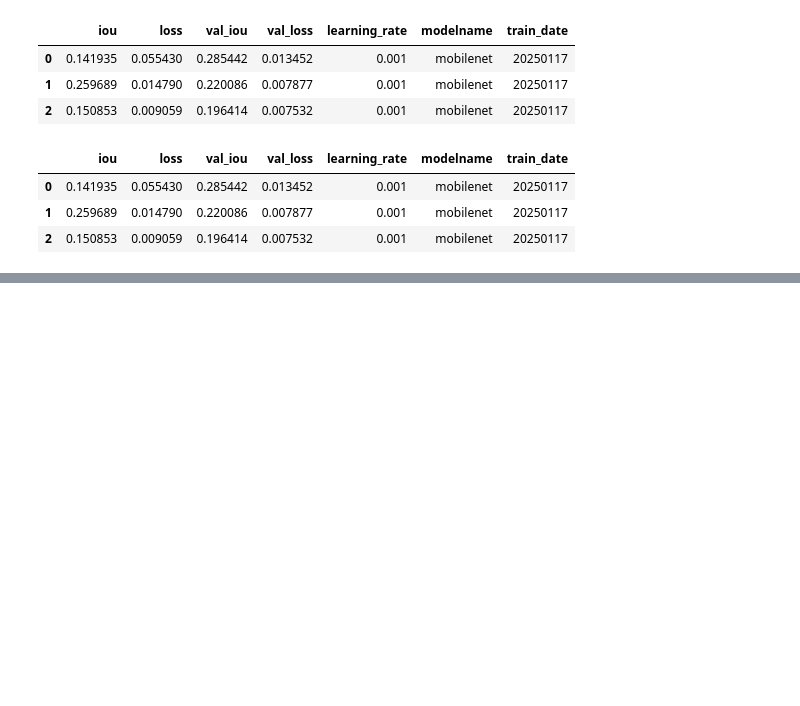
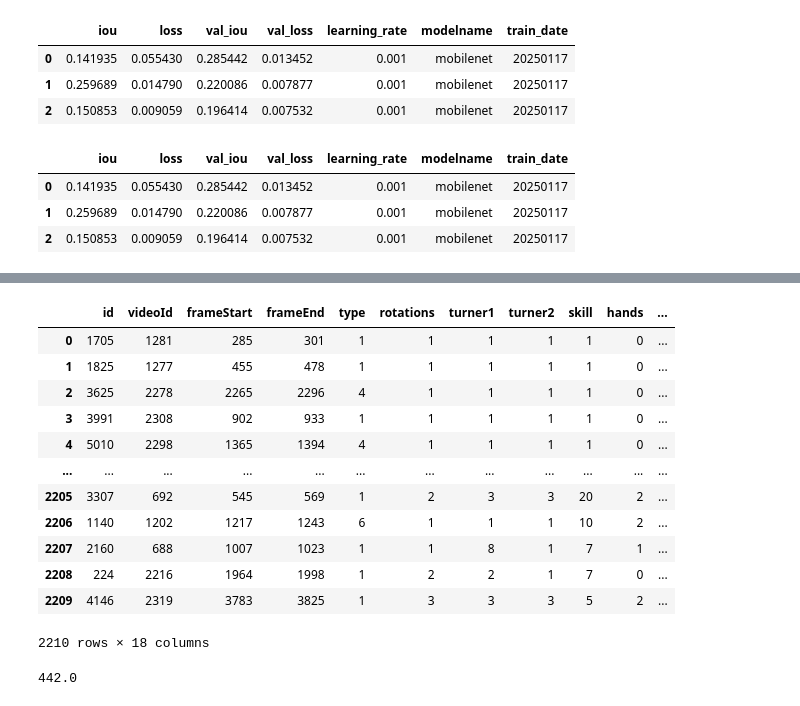
Before and after one commit to mikeddecker/judge, a Jupyter notebook: computervision/test.ipynb, the cells around one changed output, grey strips where cells are left out. Saved outputs shown, nothing was run; the diff lists cells and outputs as text; code cells hidden in the pictures; blank space fills up the shorter version.

```diff
--- a/computervision/test.ipynb
+++ b/computervision/test.ipynb
@@ -206,0 +212,10 @@ history
+# %%
+DIM = 224
+repo = DataRepository()
+train_generator = DataGeneratorSkills(
+    frameloader=FrameLoader(repo),
+    train_test_val="train",
+    dim=(DIM,DIM),
+    timesteps=16,
+    batch_size=1,
+)
@@ -206,0 +240,37 @@ history
+# %%
+skillValueCounts = train_generator.Skills["skill"].value_counts()
+lowestTrainAmount = min(
+    skillValueCounts.loc[1], # Jumps
+    skillValueCounts.loc[2], # Returns
+    skillValueCounts.loc[3], # Pushups
+    skillValueCounts.loc[4], # Frogs
+    skillValueCounts[skillValueCounts.index >= 5].sum(),
+)
+
+df = pd.concat([
+    train_generator.Skills[train_generator.Skills['skill'] == 1].iloc[:lowestTrainAmount],
+    train_generator.Skills[train_generator.Skills['skill'] == 2].iloc[:lowestTrainAmount],
+    train_generator.Skills[train_generator.Skills['skill'] == 3].iloc[:lowestTrainAmount],
+    train_generator.Skills[train_generator.Skills['skill'] == 4].iloc[:lowestTrainAmount],
+    train_generator.Skills[train_generator.Skills['skill'] >= 5].iloc[:lowestTrainAmount]
+], ignore_index=True)
+# %%
+df
+# %% [output]
+|  | id | videoId | frameStart | frameEnd | type | rotations | turner1 | turner2 | skill | hands | ... |
+| 0 | 1705 | 1281 | 285 | 301 | 1 | 1 | 1 | 1 | 1 | 0 | ... |
+| 1 | 1825 | 1277 | 455 | 478 | 1 | 1 | 1 | 1 | 1 | 0 | ... |
+| 2 | 3625 | 2278 | 2265 | 2296 | 4 | 1 | 1 | 1 | 1 | 0 | ... |
+| 3 | 3991 | 2308 | 902 | 933 | 1 | 1 | 1 | 1 | 1 | 0 | ... |
+| 4 | 5010 | 2298 | 1365 | 1394 | 4 | 1 | 1 | 1 | 1 | 0 | ... |
+| ... | ... | ... | ... | ... | ... | ... | ... | ... | ... | ... | ... |
+| 2205 | 3307 | 692 | 545 | 569 | 1 | 2 | 3 | 3 | 20 | 2 | ... |
+| 2206 | 1140 | 1202 | 1217 | 1243 | 6 | 1 | 1 | 1 | 10 | 2 | ... |
+| 2207 | 2160 | 688 | 1007 | 1023 | 1 | 1 | 8 | 1 | 7 | 1 | ... |
+| 2208 | 224 | 2216 | 1964 | 1998 | 1 | 2 | 2 | 1 | 7 | 0 | ... |
+| 2209 | 4146 | 2319 | 3783 | 3825 | 1 | 3 | 3 | 3 | 5 | 2 | ... |
+2210 rows × 18 columns
+# %%
+len(df) / 5
+# %% [output]
+442.0
```
Also changed, not shown: parts of 2 cells of this notebook, 3 other files.
